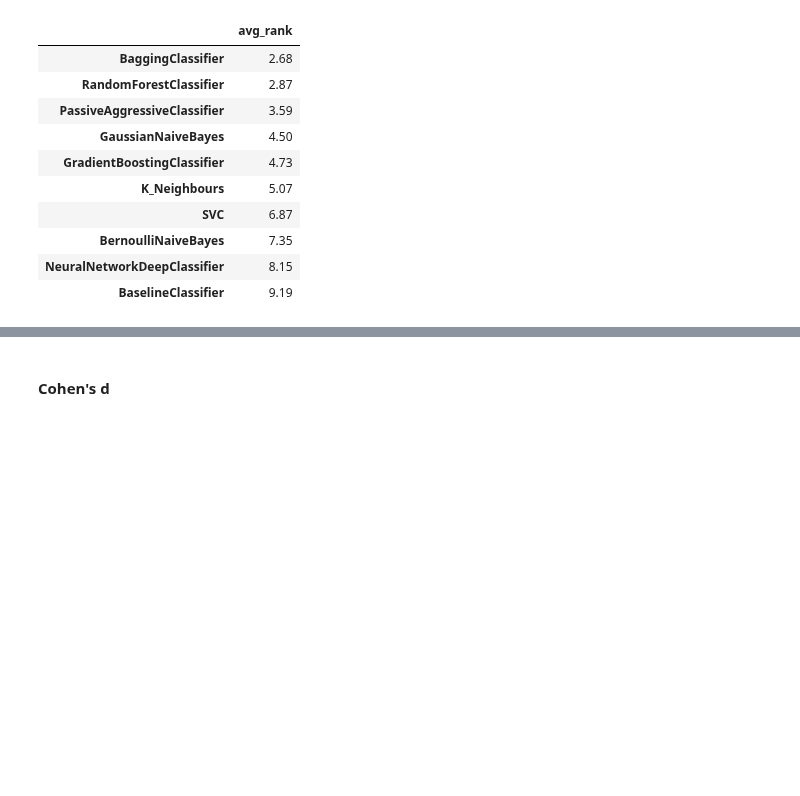
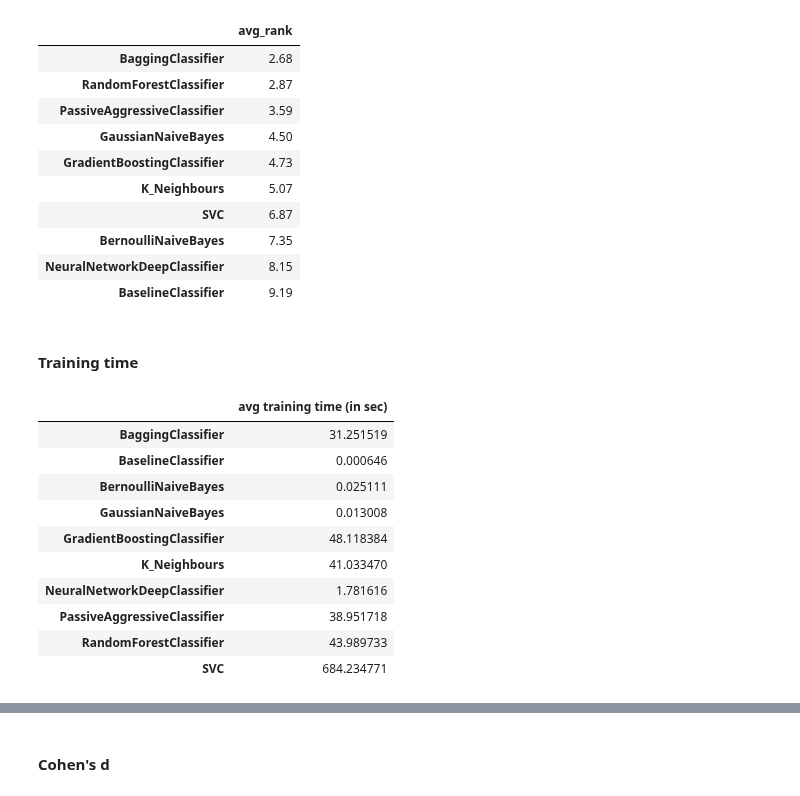
Before and after one commit to sktime/mlaut, a Jupyter notebook: AnalyzeResults.ipynb, the cells around one changed output, grey strips where cells are left out. Saved outputs shown, nothing was run; the diff lists cells and outputs as text; code cells hidden in the pictures; blank space fills up the shorter version.

```diff
--- a/AnalyzeResults.ipynb
+++ b/AnalyzeResults.ipynb
@@ -77,3 +77,20 @@ avg_rank
 | BernoulliNaiveBayes | 7.35 |
 | NeuralNetworkDeepClassifier | 8.15 |
 | BaselineClassifier | 9.19 |
+# %% [markdown]
+#### Training time
+# %%
+avg_training_time, trainig_time_per_dataset = analyze.average_training_time(estimators)
+avg_training_time
+# %% [output]
+|  | avg training time (in sec) |
+| BaggingClassifier | 31.251519 |
+| BaselineClassifier | 0.000646 |
+| BernoulliNaiveBayes | 0.025111 |
+| GaussianNaiveBayes | 0.013008 |
+| GradientBoostingClassifier | 48.118384 |
+| K_Neighbours | 41.033470 |
+| NeuralNetworkDeepClassifier | 1.781616 |
+| PassiveAggressiveClassifier | 38.951718 |
+| RandomForestClassifier | 43.989733 |
+| SVC | 684.234771 |
```
Also changed, not shown: parts of 4 cells of this notebook, 5 other files.
